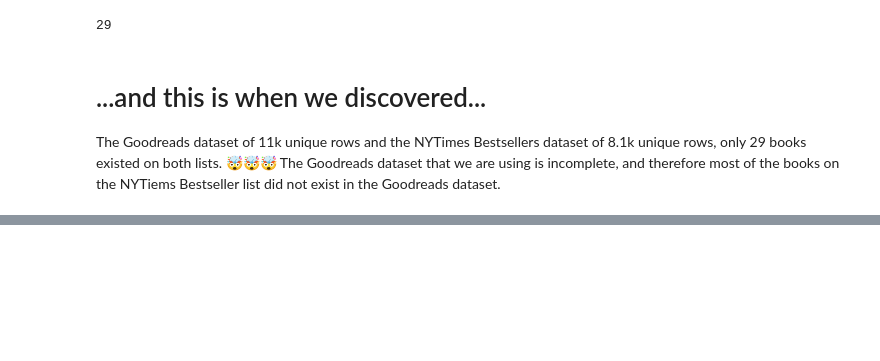
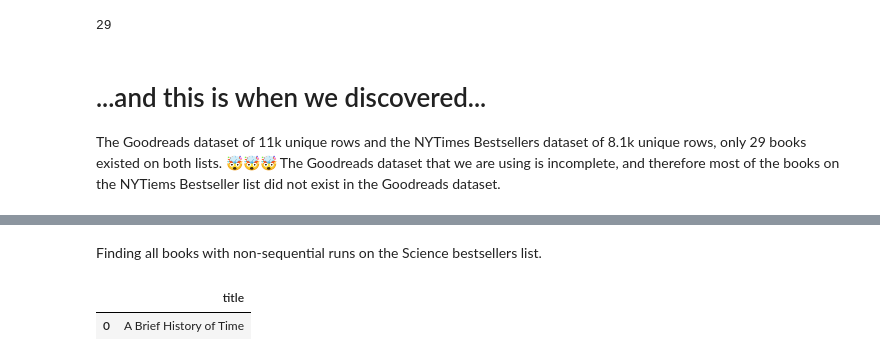
Before and after one commit to schwamb/etl_project, a Jupyter notebook: ETL project.ipynb, the cells around one changed output, grey strips where cells are left out. Saved outputs shown, nothing was run; the diff lists cells and outputs as text; code cells hidden in the pictures; blank space fills up the shorter version.

```diff
--- a/ETL project.ipynb
+++ b/ETL project.ipynb
@@ -348,8 +364,9 @@ where publisher_id = 284
+# %% [markdown]
+Finding all books with non-sequential runs on the Science bestsellers list.
 # %%
 # Find books on the 'Science' bestseller list with non-sequential runs
-select book.title  from book
-join bestseller_list on
-book.isbn10 = bestseller_list.isbn10
-WHERE list_name = 'Science'
-GROUP BY bestseller_list.isbn10, book.title
-HAVING COUNT(*) > 1
+science_bestsellers = pd.read_sql("select book.title  from book join bestseller_list on book.isbn10 = bestseller_list.isbn10 WHERE list_name = 'Science' GROUP BY bestseller_list.isbn10, book.title HAVING COUNT(*) > 1", conn)
+science_bestsellers
+# %% [output]
+|  | title |
+| 0 | A Brief History of Time |
```
Also changed, not shown: parts of 8 cells of this notebook.
